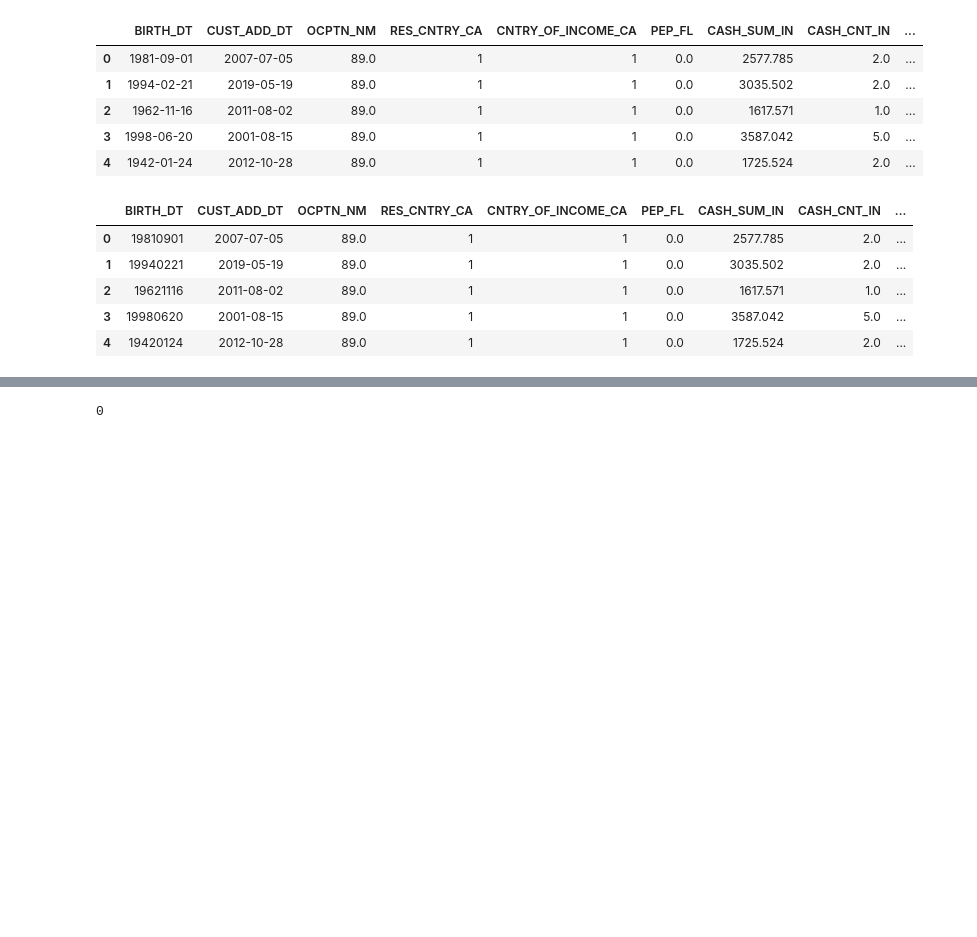
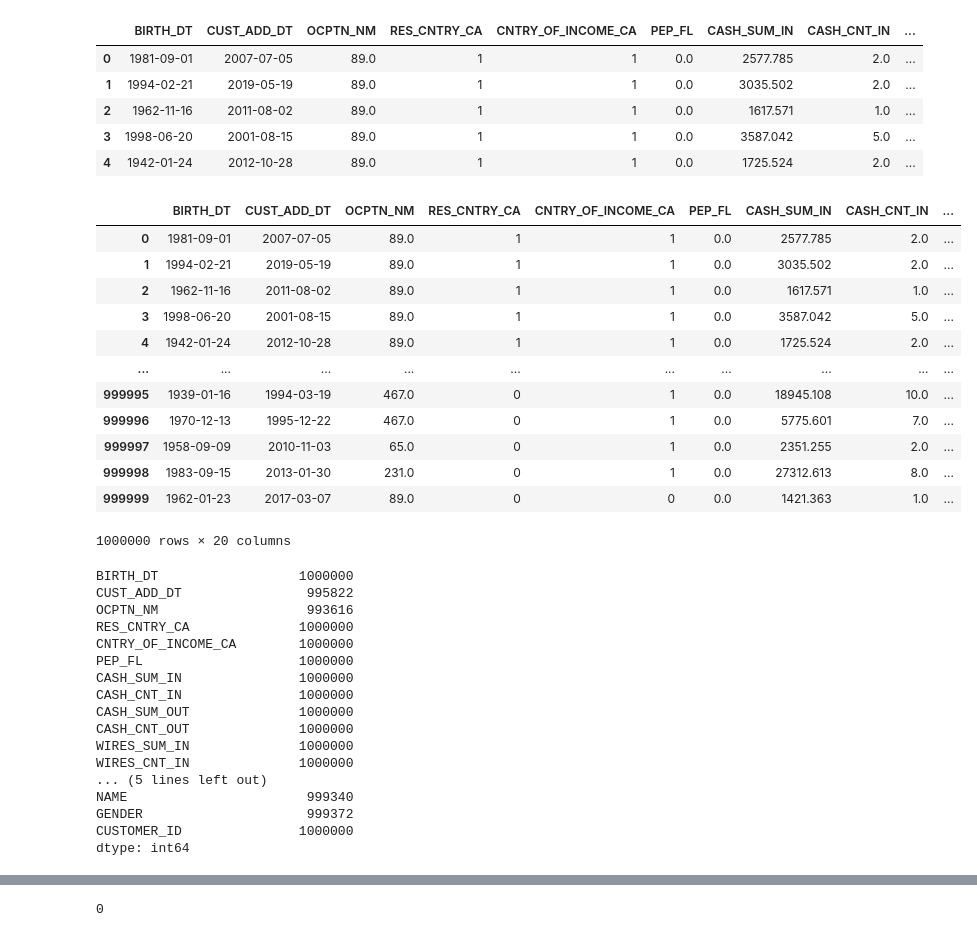
Before and after one commit to HaochenFSong/IMI-Competition, a Jupyter notebook: IMI data read in.ipynb, the cells around one changed output, grey strips where cells are left out. Saved outputs shown, nothing was run; the diff lists cells and outputs as text; code cells hidden in the pictures; blank space fills up the shorter version.

```diff
--- a/IMI data read in.ipynb
+++ b/IMI data read in.ipynb
@@ -100,6 +100,22 @@ nodes.head()
 | 2 | 1962-11-16 | 2011-08-02 | 89.0 | 1 | 1 | 0.0 | 1617.571 | 1.0 | ... |
 | 3 | 1998-06-20 | 2001-08-15 | 89.0 | 1 | 1 | 0.0 | 3587.042 | 5.0 | ... |
 | 4 | 1942-01-24 | 2012-10-28 | 89.0 | 1 | 1 | 0.0 | 1725.524 | 2.0 | ... |
+# %%
+nodes
+# %% [output]
+|  | BIRTH_DT | CUST_ADD_DT | OCPTN_NM | RES_CNTRY_CA | CNTRY_OF_INCOME_CA | PEP_FL | CASH_SUM_IN | CASH_CNT_IN | ... |
+| 0 | 1981-09-01 | 2007-07-05 | 89.0 | 1 | 1 | 0.0 | 2577.785 | 2.0 | ... |
+| 1 | 1994-02-21 | 2019-05-19 | 89.0 | 1 | 1 | 0.0 | 3035.502 | 2.0 | ... |
+| 2 | 1962-11-16 | 2011-08-02 | 89.0 | 1 | 1 | 0.0 | 1617.571 | 1.0 | ... |
+| 3 | 1998-06-20 | 2001-08-15 | 89.0 | 1 | 1 | 0.0 | 3587.042 | 5.0 | ... |
+| 4 | 1942-01-24 | 2012-10-28 | 89.0 | 1 | 1 | 0.0 | 1725.524 | 2.0 | ... |
+| ... | ... | ... | ... | ... | ... | ... | ... | ... | ... |
+| 999995 | 1939-01-16 | 1994-03-19 | 467.0 | 0 | 1 | 0.0 | 18945.108 | 10.0 | ... |
+| 999996 | 1970-12-13 | 1995-12-22 | 467.0 | 0 | 1 | 0.0 | 5775.601 | 7.0 | ... |
+| 999997 | 1958-09-09 | 2010-11-03 | 65.0 | 0 | 1 | 0.0 | 2351.255 | 2.0 | ... |
+| 999998 | 1983-09-15 | 2013-01-30 | 231.0 | 0 | 1 | 0.0 | 27312.613 | 8.0 | ... |
+| 999999 | 1962-01-23 | 2017-03-07 | 89.0 | 0 | 0 | 0.0 | 1421.363 | 1.0 | ... |
+1000000 rows × 20 columns
 # %%
 # Transferring birth_date to 8 digit number, with NaN changed to 99999999 to reduce colinearity
 def data_to_number(sanited_time):
@@ -142,14 +158,25 @@ def month_sanity_check(a):
 # %%
 # Apply the function month_sanity_check to Nodes csv
 nodes['BIRTH_DT'] = nodes['BIRTH_DT'].apply(month_sanity_check)
-nodes.head()
+nodes.count()
 # %% [output]
-|  | BIRTH_DT | CUST_ADD_DT | OCPTN_NM | RES_CNTRY_CA | CNTRY_OF_INCOME_CA | PEP_FL | CASH_SUM_IN | CASH_CNT_IN | ... |
-| 0 | 19810901 | 2007-07-05 | 89.0 | 1 | 1 | 0.0 | 2577.785 | 2.0 | ... |
-| 1 | 19940221 | 2019-05-19 | 89.0 | 1 | 1 | 0.0 | 3035.502 | 2.0 | ... |
-| 2 | 19621116 | 2011-08-02 | 89.0 | 1 | 1 | 0.0 | 1617.571 | 1.0 | ... |
-| 3 | 19980620 | 2001-08-15 | 89.0 | 1 | 1 | 0.0 | 3587.042 | 5.0 | ... |
-| 4 | 19420124 | 2012-10-28 | 89.0 | 1 | 1 | 0.0 | 1725.524 | 2.0 | ... |
+BIRTH_DT                  1000000
+CUST_ADD_DT                995822
+OCPTN_NM                   993616
+RES_CNTRY_CA              1000000
+CNTRY_OF_INCOME_CA        1000000
+PEP_FL                    1000000
+CASH_SUM_IN               1000000
+CASH_CNT_IN               1000000
+CASH_SUM_OUT              1000000
+CASH_CNT_OUT              1000000
+WIRES_SUM_IN              1000000
+WIRES_CNT_IN              1000000
+... (5 lines left out)
+NAME                       999340
+GENDER                     999372
+CUSTOMER_ID               1000000
+dtype: int64
 # %%
 #Apply the function month_sanity_check to Target dataframe
 target_name['birth_date'] = target_name['birth_date'].apply(month_sanity_check)
```
Also changed, not shown: parts of 1 cell of this notebook, 1 other file.
